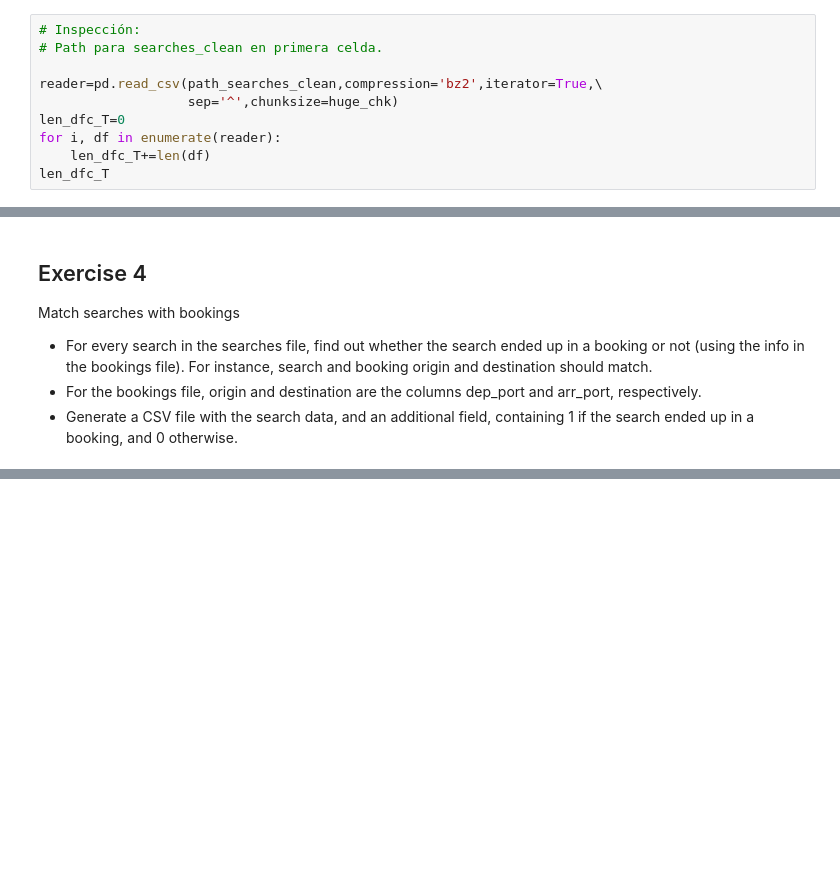
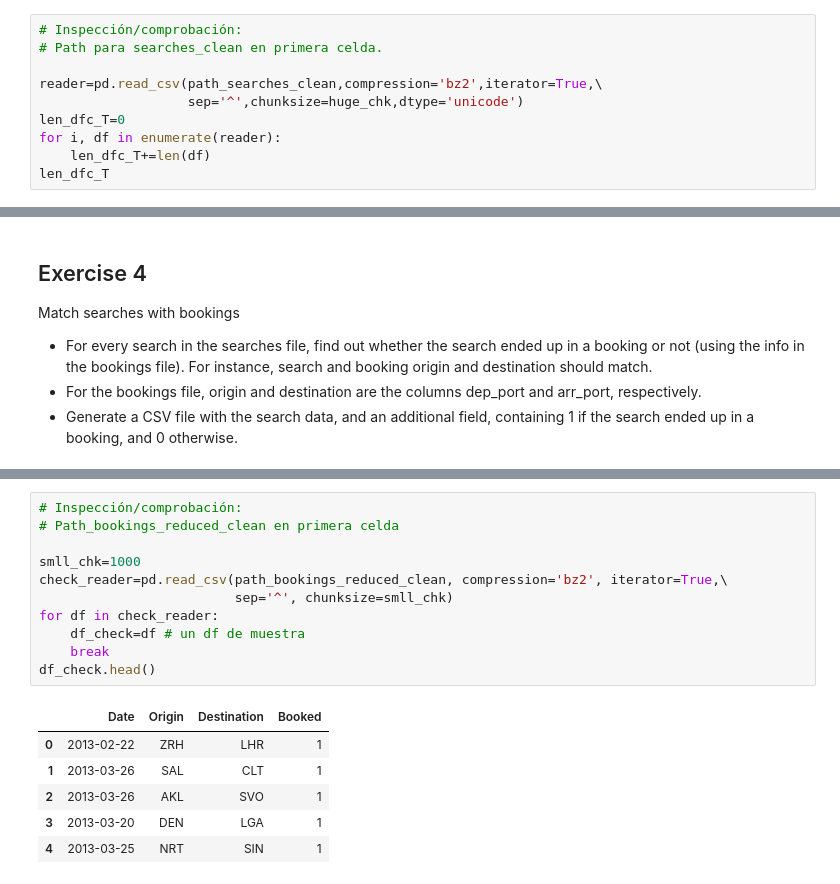
Before and after one commit to bdeotto/reto_Amadeus, a Jupyter notebook: reto_Amadeus.ipynb, the cells around one changed output, grey strips where cells are left out. Saved outputs shown, nothing was run; the diff lists cells and outputs as text; blank space fills up the shorter version.

```diff
--- a/reto_Amadeus.ipynb
+++ b/reto_Amadeus.ipynb
@@ -983,11 +1011,11 @@ for i in range(1,n_dfc):
     globals()['dfc'+str(i)].to_csv('searches_clean.csv.bz2',compression='bz2',\
                                    sep='^',index=False,mode='a',header=False)
 # %%
-# Inspección:
+# Inspección/comprobación:
 # Path para searches_clean en primera celda.
 
 reader=pd.read_csv(path_searches_clean,compression='bz2',iterator=True,\
-                   sep='^',chunksize=huge_chk)
+                   sep='^',chunksize=huge_chk,dtype='unicode')
 len_dfc_T=0
 for i, df in enumerate(reader):
     len_dfc_T+=len(df)
@@ -1197,0 +1255,18 @@ KeyboardInterrupt:
+# %%
+# Inspección/comprobación:
+# Path_bookings_reduced_clean en primera celda
+
+smll_chk=1000
+check_reader=pd.read_csv(path_bookings_reduced_clean, compression='bz2', iterator=True,\
+                         sep='^', chunksize=smll_chk)
+for df in check_reader:
+    df_check=df # un df de muestra
+    break
+df_check.head()
+# %% [output]
+|  | Date | Origin | Destination | Booked |
+| 0 | 2013-02-22 | ZRH | LHR | 1 |
+| 1 | 2013-03-26 | SAL | CLT | 1 |
+| 2 | 2013-03-26 | AKL | SVO | 1 |
+| 3 | 2013-03-20 | DEN | LGA | 1 |
+| 4 | 2013-03-25 | NRT | SIN | 1 |
```
Also changed, not shown: parts of 54 cells of this notebook.
